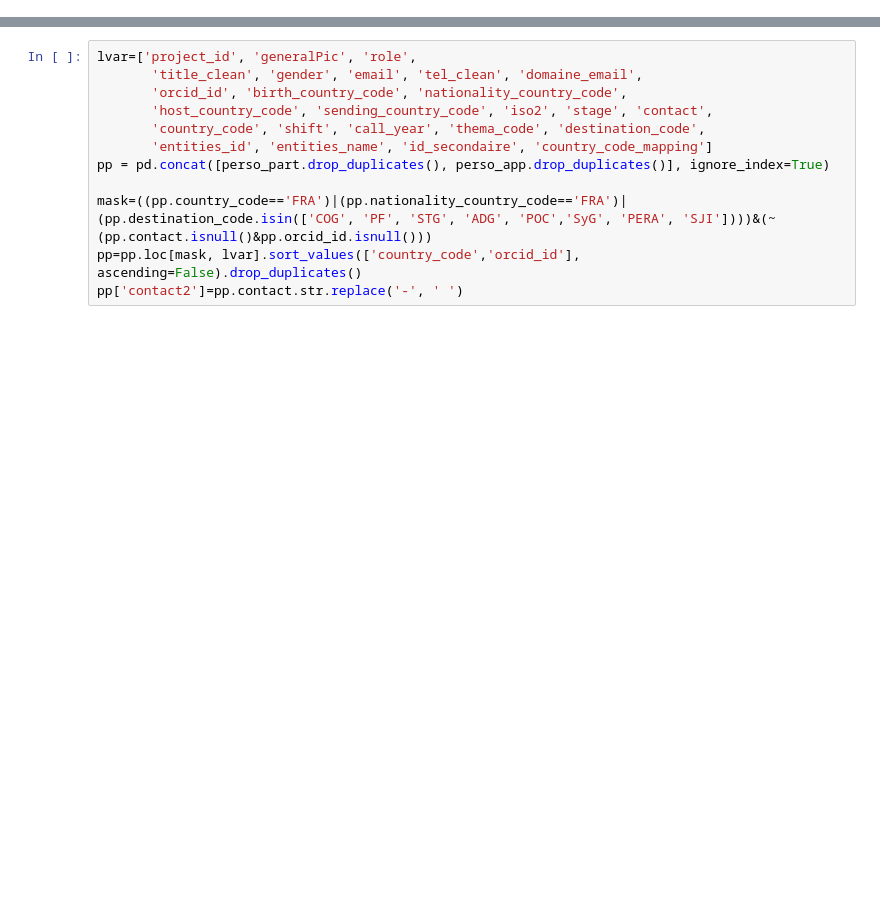
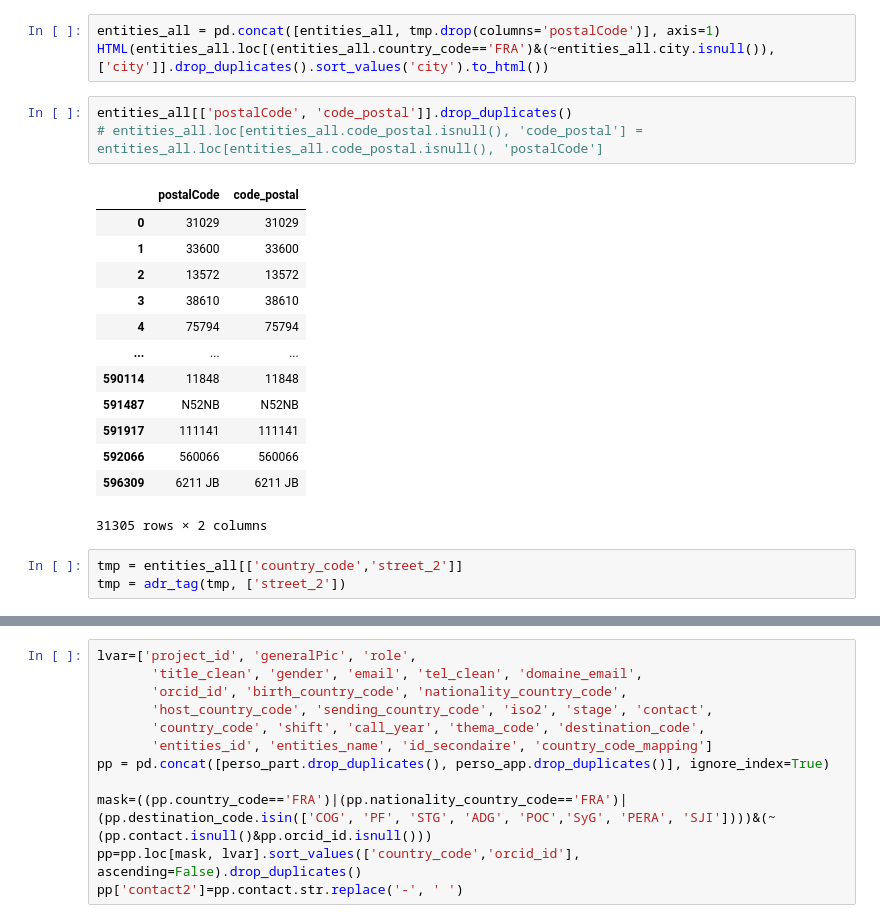
Before and after one commit to dataesr/pcri, a Jupyter notebook: test.ipynb, the cells around one changed output, grey strips where cells are left out. Cells and saved outputs as stored; diff of their text form; blank space fills up the shorter version.

```diff
--- a/test.ipynb
+++ b/test.ipynb
@@ -366,0 +134,23 @@ df[(df.contact.str.contains('feng'))&(df.entities_name.str.contains('Leeds'))][[
+# %%
+entities_all = pd.concat([entities_all, tmp.drop(columns='postalCode')], axis=1)
+HTML(entities_all.loc[(entities_all.country_code=='FRA')&(~entities_all.city.isnull()), ['city']].drop_duplicates().sort_values('city').to_html())
+# %%
+entities_all[['postalCode', 'code_postal']].drop_duplicates()
+# entities_all.loc[entities_all.code_postal.isnull(), 'code_postal'] = entities_all.loc[entities_all.code_postal.isnull(), 'postalCode']
+# %% [output]
+|  | postalCode | code_postal |
+| 0 | 31029 | 31029 |
+| 1 | 33600 | 33600 |
+| 2 | 13572 | 13572 |
+| 3 | 38610 | 38610 |
+| 4 | 75794 | 75794 |
+| ... | ... | ... |
+| 590114 | 11848 | 11848 |
+| 591487 | N52NB | N52NB |
+| 591917 | 111141 | 111141 |
+| 592066 | 560066 | 560066 |
+| 596309 | 6211 JB | 6211 JB |
+31305 rows × 2 columns
+# %%
+tmp = entities_all[['country_code','street_2']]
+tmp = adr_tag(tmp, ['street_2'])
```
Also changed, not shown: parts of 17 cells of this notebook, 4 other files.
